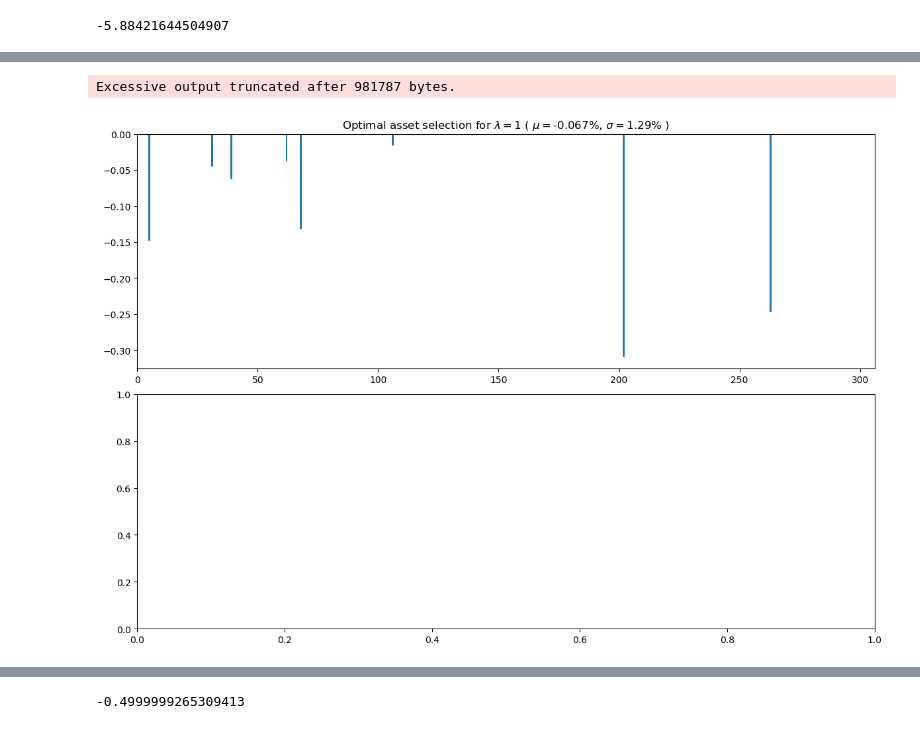
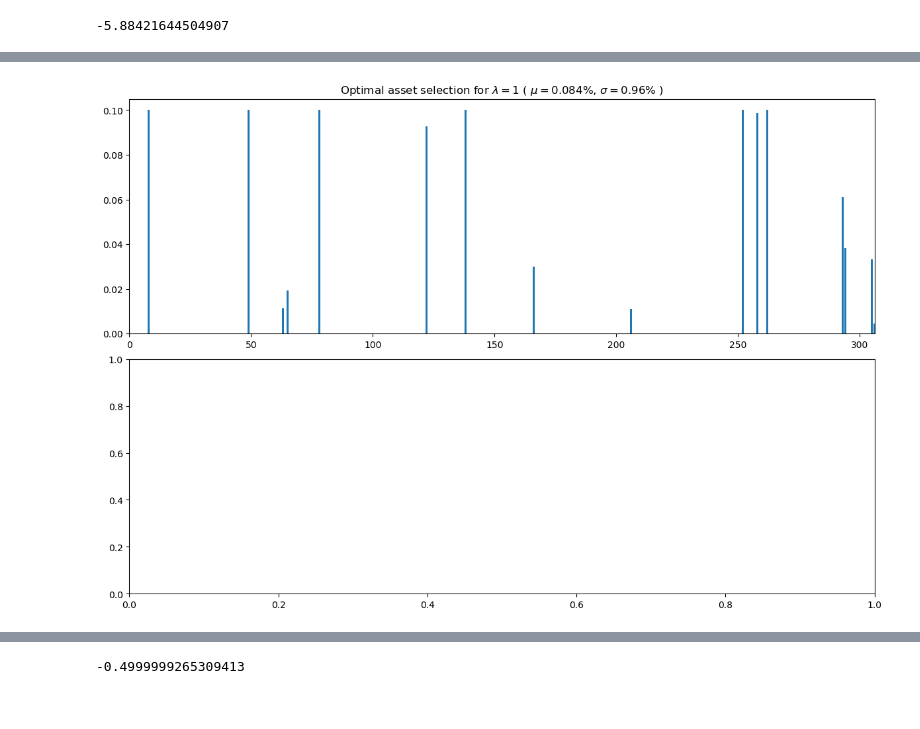
Before and after one commit to rtkg12/CS524-Financial-Optimization-Project, a Jupyter notebook: FP-with-part-2.ipynb, the cells around one changed output, grey strips where cells are left out. Drawn from its saved outputs; the diff is of its cells as text; code cells hidden in the pictures.

```diff
--- a/FP-with-part-2.ipynb
+++ b/FP-with-part-2.ipynb
@@ -66,5 +103,7 @@ raw_train = CSV.read(file1);
 raw_test = CSV.read(file2);
 raw_val = CSV.read(file3);
 
-raw = vcat(raw_train, raw_test, raw_val)
+#raw = vcat(raw_train, raw_test, raw_val)
+raw = vcat(raw_train, raw_val)
+#raw = raw_train
 # %% [output]
@@ -911,49 +989,48 @@ using JuMP, Mosek, PyPlot
 m = Model(solver = MosekSolver(LOG=0))
 @variable(m, x[1:nAssets]) # Investment amounts non-negative (cannot sell short assets)
 
-@constraint(m, max_c[i in 1:nAssets], x[i] <= 0) # Investment amounts non-negative (cannot sell short assets)
-@constraint(m, min_c[i in 1:nAssets], x[i] >= -0.5)
+@constraint(m, max_c[i in 1:nAssets], x[i] >= 0) # Investment amounts non-negative (cannot sell short assets)
+@constraint(m, min_c[i in 1:nAssets], x[i] <= 0.1)
 
-@constraint(m,sum(x) == -1)     # Must invest all of portfolio
+@constraint(m,sum(x) == 1)     # Must invest all of portfolio
 
 
 figure(figsize=(12,8))
 
 subplot(211)
-λ = 1
-t2 = 0.01
+λ = 0.1
+t2 = 0.001
 #t2 = 0
 @objective(m, Min, -dot(μ,x) + λ*dot(x,Σ*x) - t2*dot(percent_diffs,x))
 solve(m)
 xsol1 = getvalue(x)
 xsol1 = clean_xsol(xsol1)
-#ix1 = findall(xsol1 .> 1e-4 )
-ix1 = findall(xsol1 .< -1e-4 ) #for short portfolio
+ix1 = findall(xsol1 .> 1e-4 )
+#ix1 = findall(xsol1 .< -1e-4 ) #for short portfolio
 ret = dot(μ,xsol1)
 std = sqrt(dot(xsol1,Σ*xsol1))
 xlim(0,nAssets)
 bar(1:nAssets,xsol1[ix])
 title(string("Optimal asset selection for \$\\lambda=1\$"," ( \$\\mu=\$", round(ret,digits=3), "%, \$\\sigma=\$", round(std,digits=2), "% )"));
 tight_layout()
 subplot(212)
 #λ = 3e-2
 
 # @objective(m, Min, -dot(μ,x) + λ*dot(x,Σ*x) )
 # solve(m)
 # xsol2 = getvalue(x)
 # ix2 = findall(xsol2 .> 1e-4)
 # ret = dot(μ,xsol2)
 # std = sqrt(dot(xsol2,Σ*xsol2))
 # xlim(0,nAssets)
 # bar(1:nAssets,xsol2[ix])
 # title(string("Optimal asset selection for \$\\lambda=3\$ x \$ 10^{2}\$"," ( \$\\mu=\$", round(ret,digits=3), "%, \$\\sigma=\$", round(std,digits=2), "% )"));
 # tight_layout()
 
 
-print(m)
+#print(m)
 # %% [output]
-Excessive output truncated after 981787 bytes.
-[figure, old version]
+[figure, new version]
 # %%
 check_profits(ix1, 100000, prices_test, prices_val, xsol1)
 # %% [output]
```
Also changed, not shown: parts of 32 cells of this notebook.
